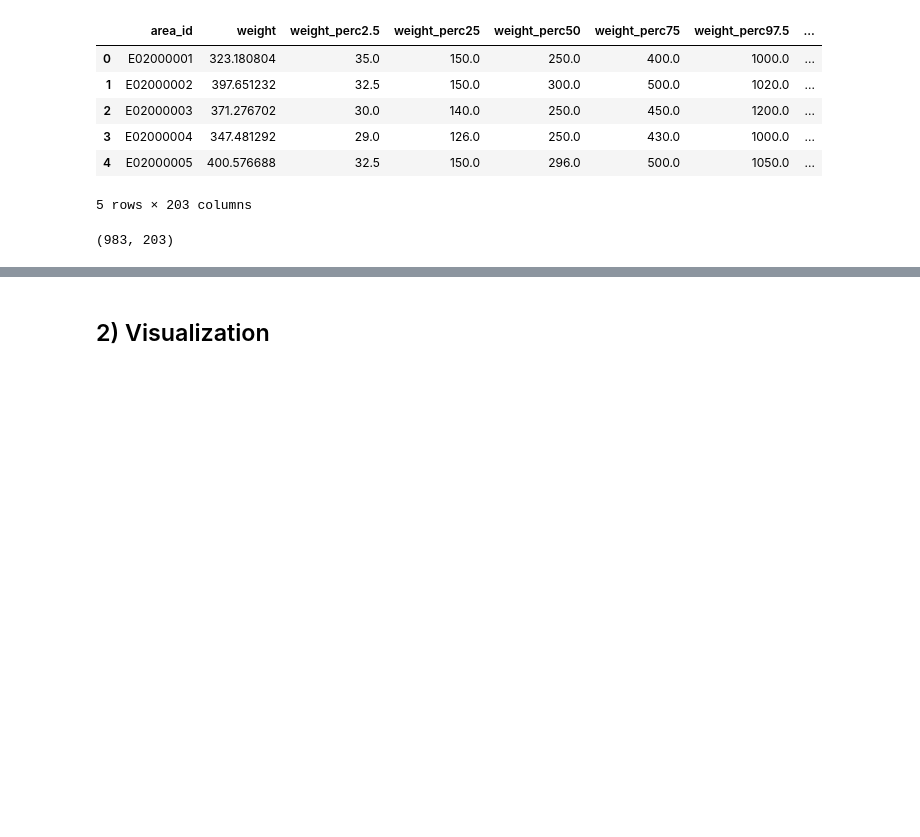
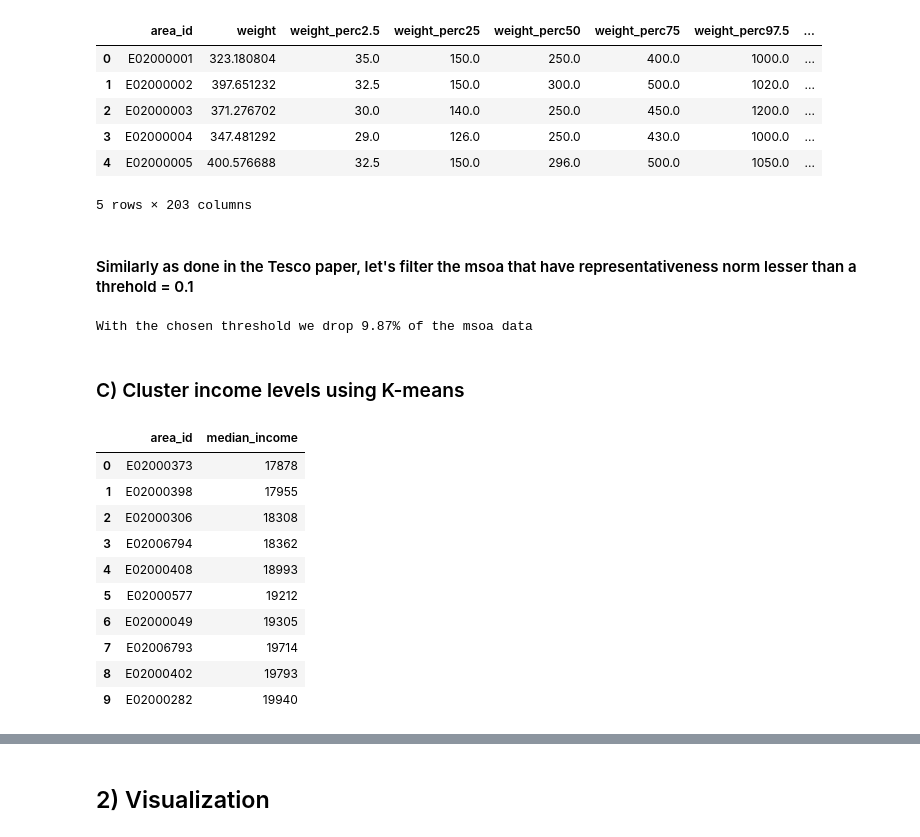
Before and after one commit to epfl-ada/ada-2020-project-milestone-p3-p3_adacadabra, a Jupyter notebook: extension.ipynb, the cells around one changed output, grey strips where cells are left out. Drawn from its saved outputs; the diff is of its cells as text; code cells hidden in the pictures; blank space fills up the shorter version.

```diff
--- a/extension.ipynb
+++ b/extension.ipynb
@@ -94,7 +94,5 @@ main_df.head(5)
 | 3 | E02000004 | 347.481292 | 29.0 | 126.0 | 250.0 | 430.0 | 1000.0 | ... |
 | 4 | E02000005 | 400.576688 | 32.5 | 150.0 | 296.0 | 500.0 | 1050.0 | ... |
 5 rows × 203 columns
-# %%
-main_df.shape
-# %% [output]
-(983, 203)
+# %% [markdown]
+#### Similarly as done in the Tesco paper, let's filter the msoa that have representativeness norm lesser than a threhold = 0.1
@@ -100,0 +101,25 @@ main_df.shape
+# %%
+ini_data_size = main_df.shape[0]
+repr_data_size = repr_msoa_df.shape[0]
+prop = (ini_data_size-repr_data_size)/ini_data_size
+print('With the chosen threshold we drop {:.2f}% of the msoa data'.format(prop*100))
+# %% [output]
+With the chosen threshold we drop 9.87% of the msoa data
+# %% [markdown]
+### C) Cluster income levels using K-means
+# %%
+income_repr_msoa_df = repr_msoa_df[['area_id','median_income']]
+income_repr_msoa_df_sorted = income_repr_msoa_df.sort_values(by='median_income').reset_index(drop=True)
+income_repr_msoa_df_sorted.head(10)
+# %% [output]
+|  | area_id | median_income |
+| 0 | E02000373 | 17878 |
+| 1 | E02000398 | 17955 |
+| 2 | E02000306 | 18308 |
+| 3 | E02006794 | 18362 |
+| 4 | E02000408 | 18993 |
+| 5 | E02000577 | 19212 |
+| 6 | E02000049 | 19305 |
+| 7 | E02006793 | 19714 |
+| 8 | E02000402 | 19793 |
+| 9 | E02000282 | 19940 |
```
Also changed, not shown: parts of 9 cells of this notebook.
